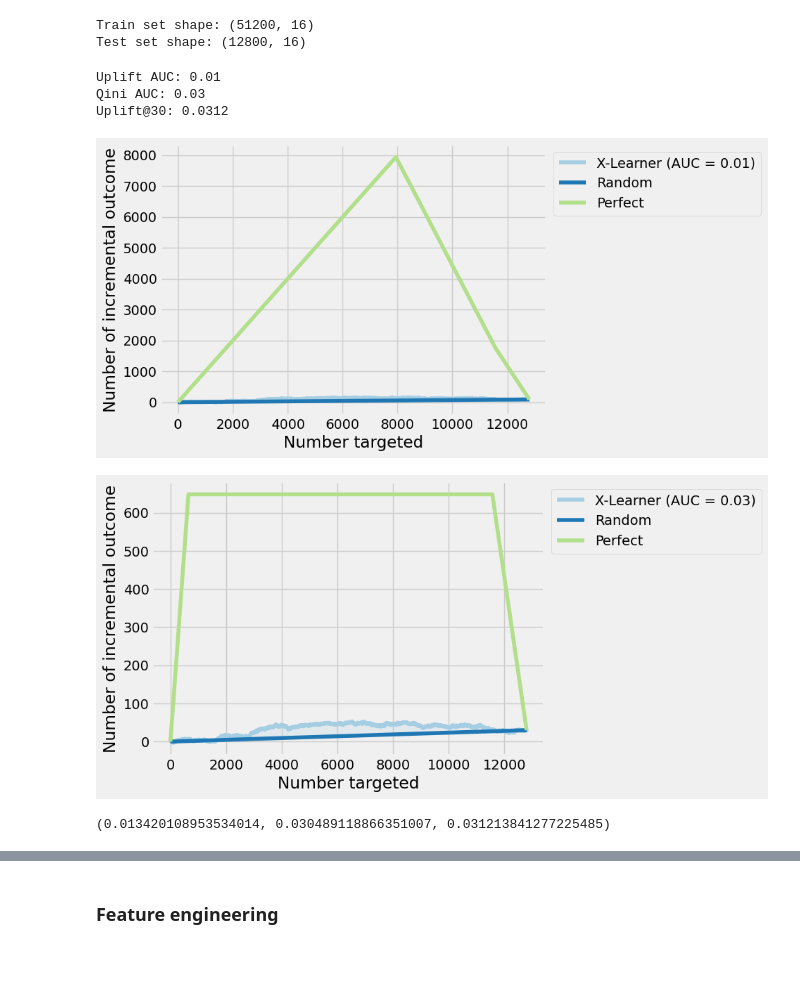
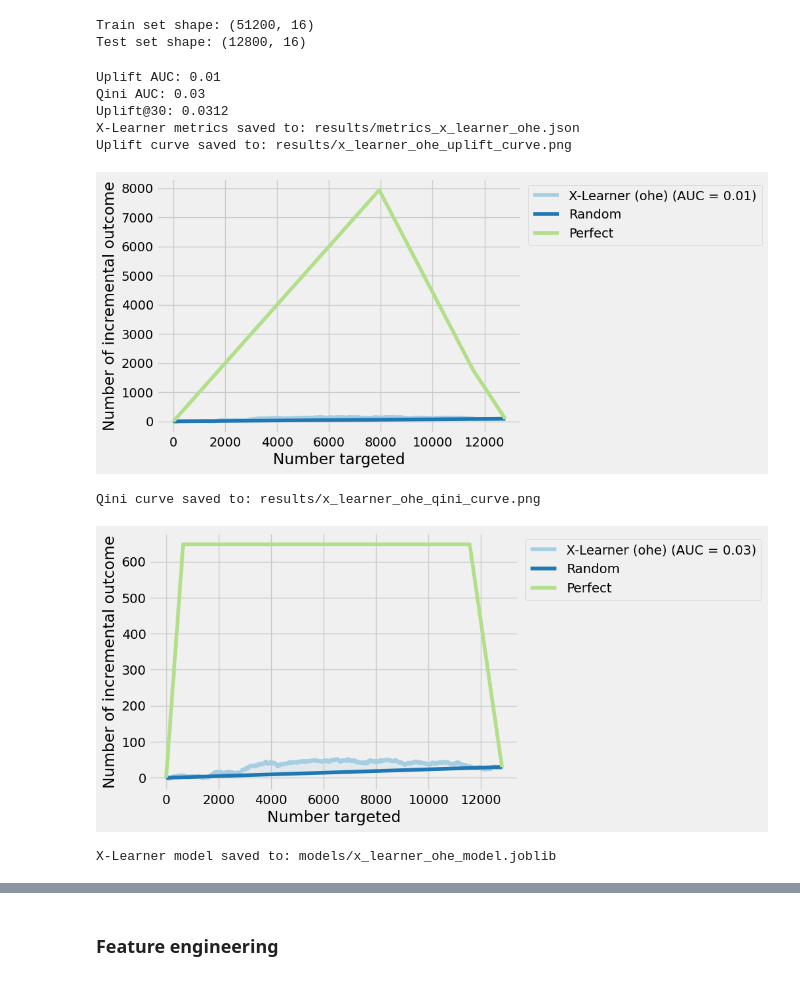
Before and after one commit to iuliia-kuznetsova/mle-project-sprint-5, a Jupyter notebook: final_project_template.ipynb, the cells around one changed output, grey strips where cells are left out. Saved outputs shown, nothing was run; the diff lists cells and outputs as text; code cells hidden in the pictures.

```diff
--- a/final_project_template.ipynb
+++ b/final_project_template.ipynb
@@ -26,4 +60,3 @@ from utils import custom_uplift_by_percentile
 # %%
 # ---------- Load data ---------- #
-
-df = pd.read_csv('uplift_fp_data.csv')
+df = pd.read_csv(Path(RAW_DATA_DIR, 'uplift_fp_data.csv'))
@@ -840,35 +1218,52 @@ Train set shape: (51200, 16)
 Test set shape: (12800, 16)
 # %%
 # Retrain X-learner with one-hot encoded features
-params_clf = {
+params_clf_ohe = {
     'iterations': 500,
     'depth': 6,
     'learning_rate': 0.1,
     'random_seed': 42,
     'verbose': 0
 }
-params_rgs = {
+params_rgs_ohe = {
     'iterations': 500,
     'depth': 6,
     'learning_rate': 0.1,
     'random_seed': 42,
     'verbose': 0
 }
-x_learner = XLearner(params_clf, params_rgs, control_name=0)
-x_learner.compute_propensity_scores(X_train_encoded, X_test_encoded)
-x_learner.fit(
+x_learner_ohe = XLearner(params_clf_ohe, params_rgs_ohe, control_name=0)
+x_learner_ohe.compute_propensity_scores(X_train_encoded, X_test_encoded)
+x_learner_ohe.fit(
     X_train_encoded,
     X_test_encoded,
     y_train,
     y_test,
     X_train_encoded['treatment']
 )
-x_learner.predict(X_test_encoded)
-x_learner.evaluate(y_test, X_test_encoded)
+x_learner_ohe.predict(X_test_encoded)
+_, _, _, metrics_x_learner_ohe = x_learner_ohe.evaluate(y_test, X_test_encoded, 'ohe', save_results=True)
+
+# Define params for logging
+all_params_x_learner_ohe = {
+    'clf_iterations': params_clf_ohe['iterations'],
+    'clf_depth': params_clf_ohe['depth'],
+    'clf_learning_rate': params_clf_ohe['learning_rate'],
+    'rgs_iterations': params_rgs_ohe['iterations'],
+    'rgs_depth': params_rgs_ohe['depth'],
+    'rgs_learning_rate': params_rgs_ohe['learning_rate'],
+    'random_seed': params_clf_ohe['random_seed']
+}
+
+# Save X-Learner with one-hot encoding model
+x_learner_ohe.save_model(MODELS_DIR / 'x_learner_ohe_model.joblib')
 # %% [output]
 Uplift AUC: 0.01
 Qini AUC: 0.03
 Uplift@30: 0.0312
+X-Learner metrics saved to: results/metrics_x_learner_ohe.json
+Uplift curve saved to: results/x_learner_ohe_uplift_curve.png
-[figure, old version]
+[figure, new version]
+Qini curve saved to: results/x_learner_ohe_qini_curve.png
-[figure, old version]
+[figure, new version]
-(0.013420108953534014, 0.030489118866351007, 0.031213841277225485)
+X-Learner model saved to: models/x_learner_ohe_model.joblib
```
Also changed, not shown: parts of 28 cells of this notebook, 46 other files.
